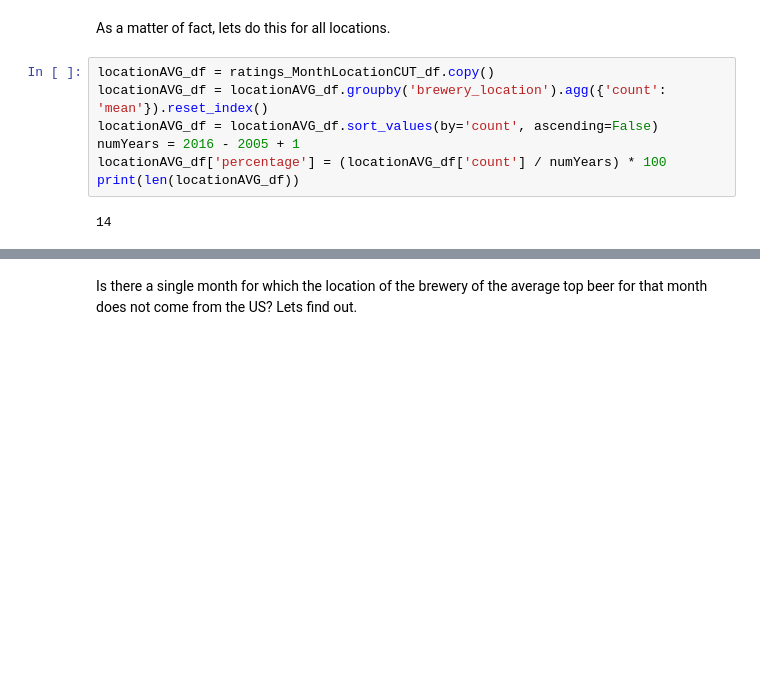
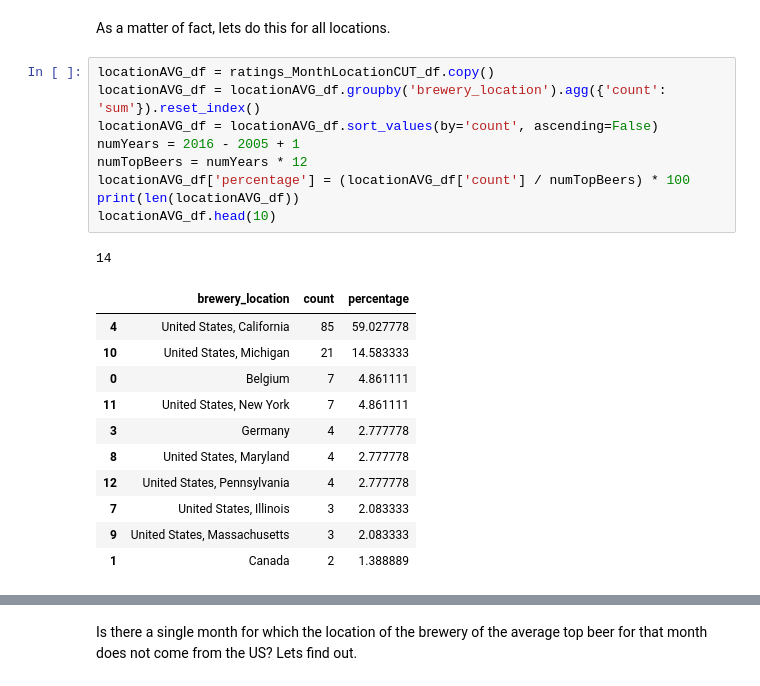
Before and after one commit to epfl-ada/ada-2023-project-datababes, a Jupyter notebook: eda2ALEX_location.ipynb, the cells around one changed output, grey strips where cells are left out. Drawn from its saved outputs; the diff is of its cells as text; blank space fills up the shorter version.

```diff
--- a/eda2ALEX_location.ipynb
+++ b/eda2ALEX_location.ipynb
@@ -1303,10 +1303,23 @@ Percentage of top beers from United States, California among all top beers: 59.0
 As a matter of fact, lets do this for all locations.
 # %%
 locationAVG_df = ratings_MonthLocationCUT_df.copy()
-locationAVG_df = locationAVG_df.groupby('brewery_location').agg({'count': 'mean'}).reset_index()
+locationAVG_df = locationAVG_df.groupby('brewery_location').agg({'count': 'sum'}).reset_index()
 locationAVG_df = locationAVG_df.sort_values(by='count', ascending=False)
 numYears = 2016 - 2005 + 1
-locationAVG_df['percentage'] = (locationAVG_df['count'] / numYears) * 100
+numTopBeers = numYears * 12
+locationAVG_df['percentage'] = (locationAVG_df['count'] / numTopBeers) * 100
 print(len(locationAVG_df))
+locationAVG_df.head(10)
 # %% [output]
 14
+|  | brewery_location | count | percentage |
+| 4 | United States, California | 85 | 59.027778 |
+| 10 | United States, Michigan | 21 | 14.583333 |
+| 0 | Belgium | 7 | 4.861111 |
+| 11 | United States, New York | 7 | 4.861111 |
+| 3 | Germany | 4 | 2.777778 |
+| 8 | United States, Maryland | 4 | 2.777778 |
+| 12 | United States, Pennsylvania | 4 | 2.777778 |
+| 7 | United States, Illinois | 3 | 2.083333 |
+| 9 | United States, Massachusetts | 3 | 2.083333 |
+| 1 | Canada | 2 | 1.388889 |
```
Also changed, not shown: parts of 3 cells of this notebook.
